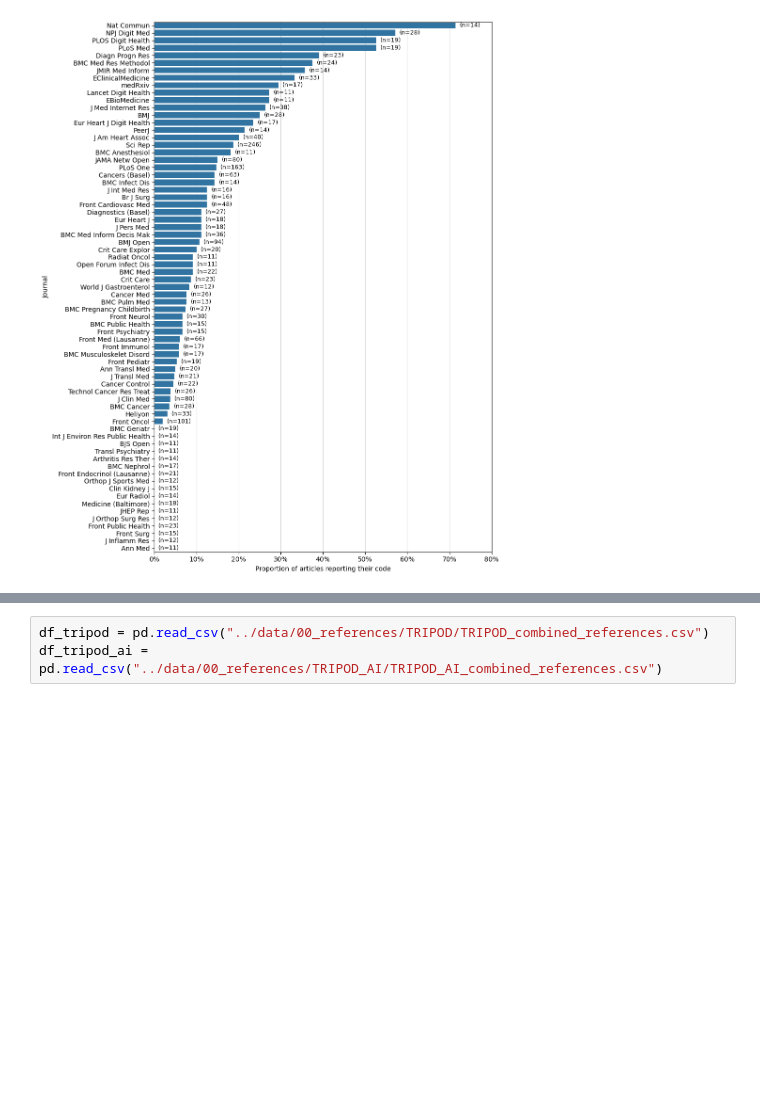
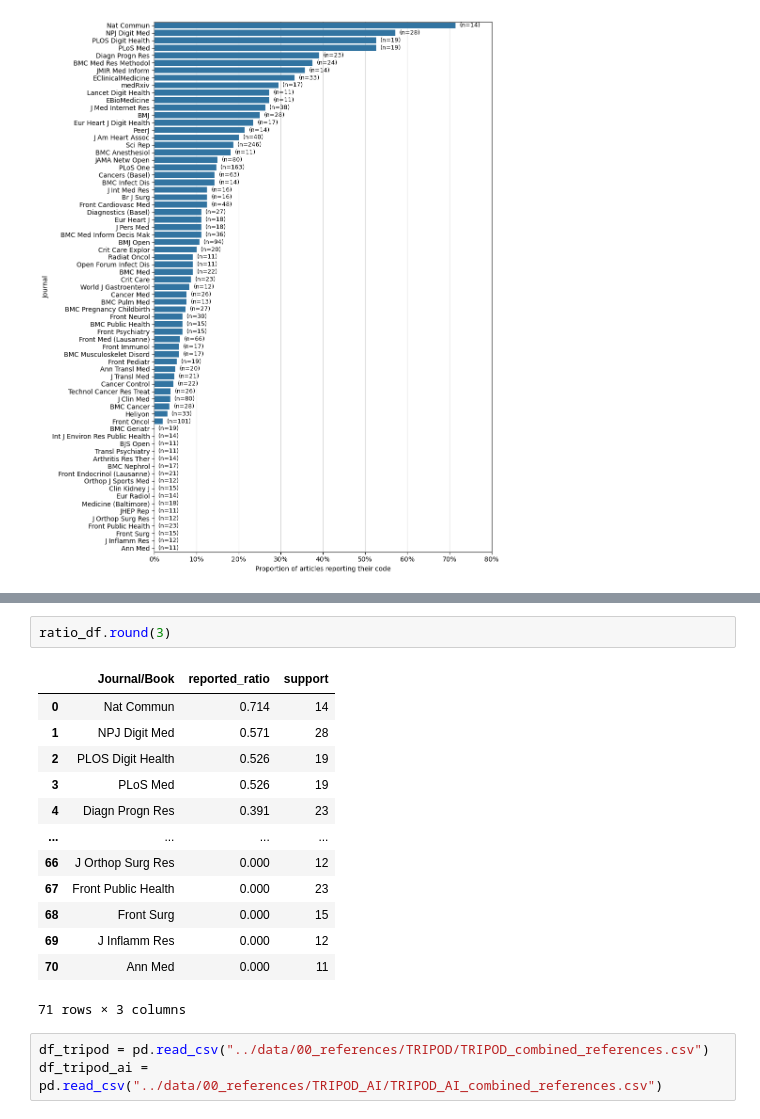
Before and after one commit to thomas-sounack/TRIPOD-Code, a Jupyter notebook: notebooks/04_final_analysis.ipynb, the cells around one changed output, grey strips where cells are left out. Drawn from its saved outputs; the diff is of its cells as text; blank space fills up the shorter version.

```diff
--- a/notebooks/04_final_analysis.ipynb
+++ b/notebooks/04_final_analysis.ipynb
@@ -601,3 +607,19 @@ plt.show()
+# %%
+ratio_df.round(3)
+# %% [output]
+|  | Journal/Book | reported_ratio | support |
+| 0 | Nat Commun | 0.714 | 14 |
+| 1 | NPJ Digit Med | 0.571 | 28 |
+| 2 | PLOS Digit Health | 0.526 | 19 |
+| 3 | PLoS Med | 0.526 | 19 |
+| 4 | Diagn Progn Res | 0.391 | 23 |
+| ... | ... | ... | ... |
+| 66 | J Orthop Surg Res | 0.000 | 12 |
+| 67 | Front Public Health | 0.000 | 23 |
+| 68 | Front Surg | 0.000 | 15 |
+| 69 | J Inflamm Res | 0.000 | 12 |
+| 70 | Ann Med | 0.000 | 11 |
+71 rows × 3 columns
 # %%
 df_tripod = pd.read_csv("../data/00_references/TRIPOD/TRIPOD_combined_references.csv")
 df_tripod_ai = pd.read_csv("../data/00_references/TRIPOD_AI/TRIPOD_AI_combined_references.csv")
```
Also changed, not shown: parts of 1 cell of this notebook, 1 other file.
